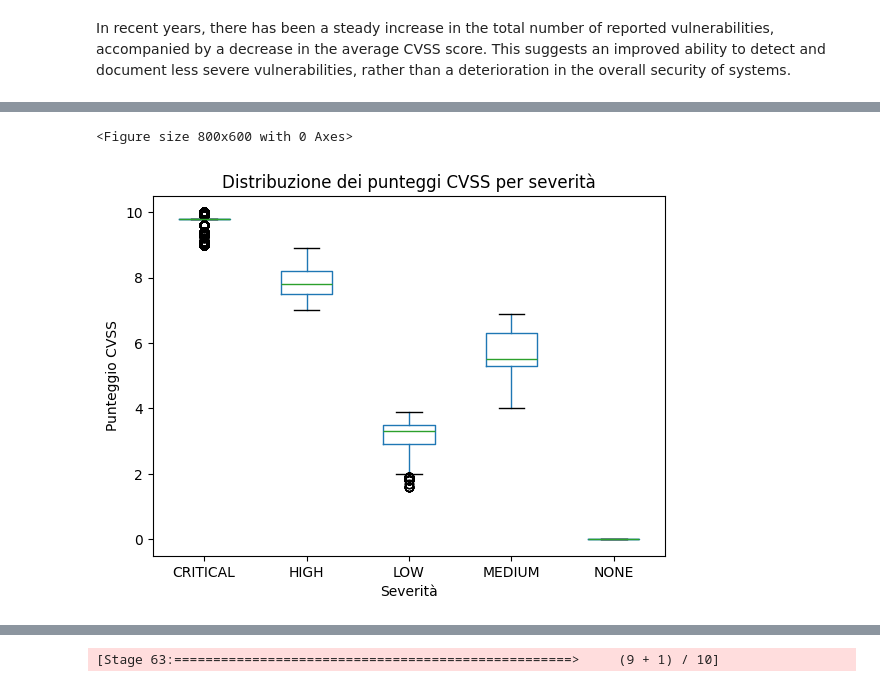
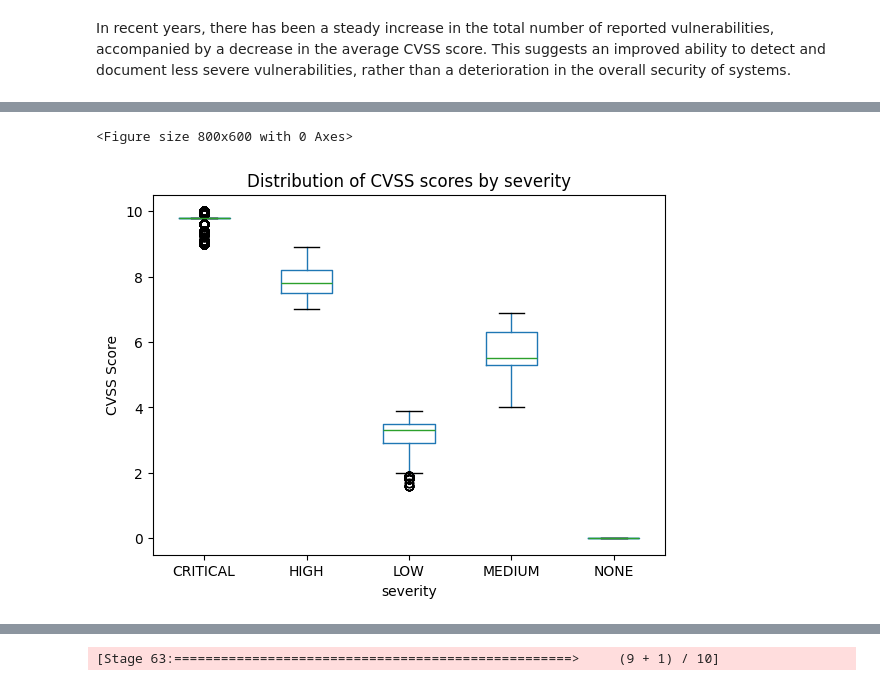
Before and after one commit to AlessandroBertelli/CVE, a Jupyter notebook: CVE.ipynb, the cells around one changed output, grey strips where cells are left out. Saved outputs shown, nothing was run; the diff lists cells and outputs as text; code cells hidden in the pictures.

```diff
--- a/CVE.ipynb
+++ b/CVE.ipynb
@@ -252,14 +261,14 @@ In recent years, there has been a steady increase in the total number of reporte
 # %%
 #Severity score distribution (boxplot)
 pdf_scores = df_cve_filtered.select("severity", "baseScore").toPandas()
 
 plt.figure(figsize=(8, 6))
 pdf_scores.boxplot(column="baseScore", by="severity", grid=False)
-plt.title("Distribuzione dei punteggi CVSS per severità")
-plt.suptitle("")  # rimuove titolo doppio
-plt.xlabel("Severità")
-plt.ylabel("Punteggio CVSS")
+plt.title("Distribution of CVSS scores by severity")
+plt.suptitle("")
+plt.xlabel("severity")
+plt.ylabel("CVSS Score")
 plt.show()
 # %% [output]
 <Figure size 800x600 with 0 Axes>
-[figure, old version]
+[figure, new version]
```
Also changed, not shown: parts of 33 cells of this notebook, 2 other files.
